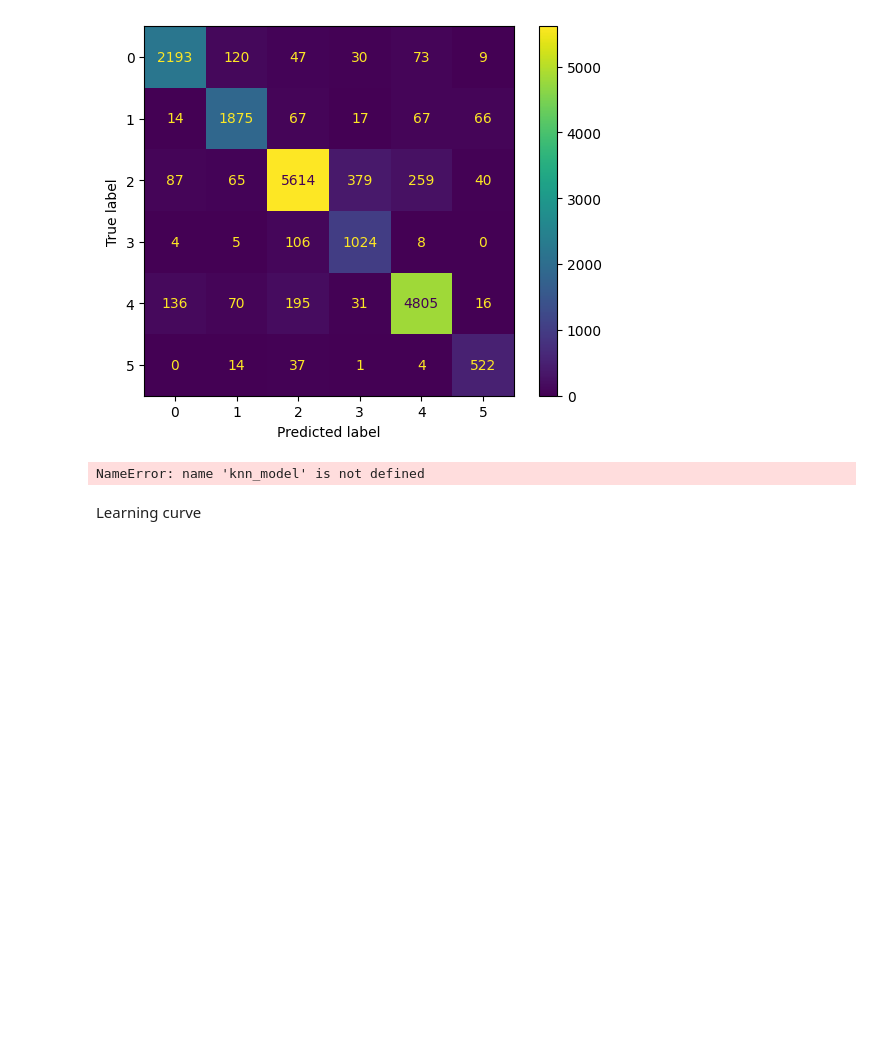
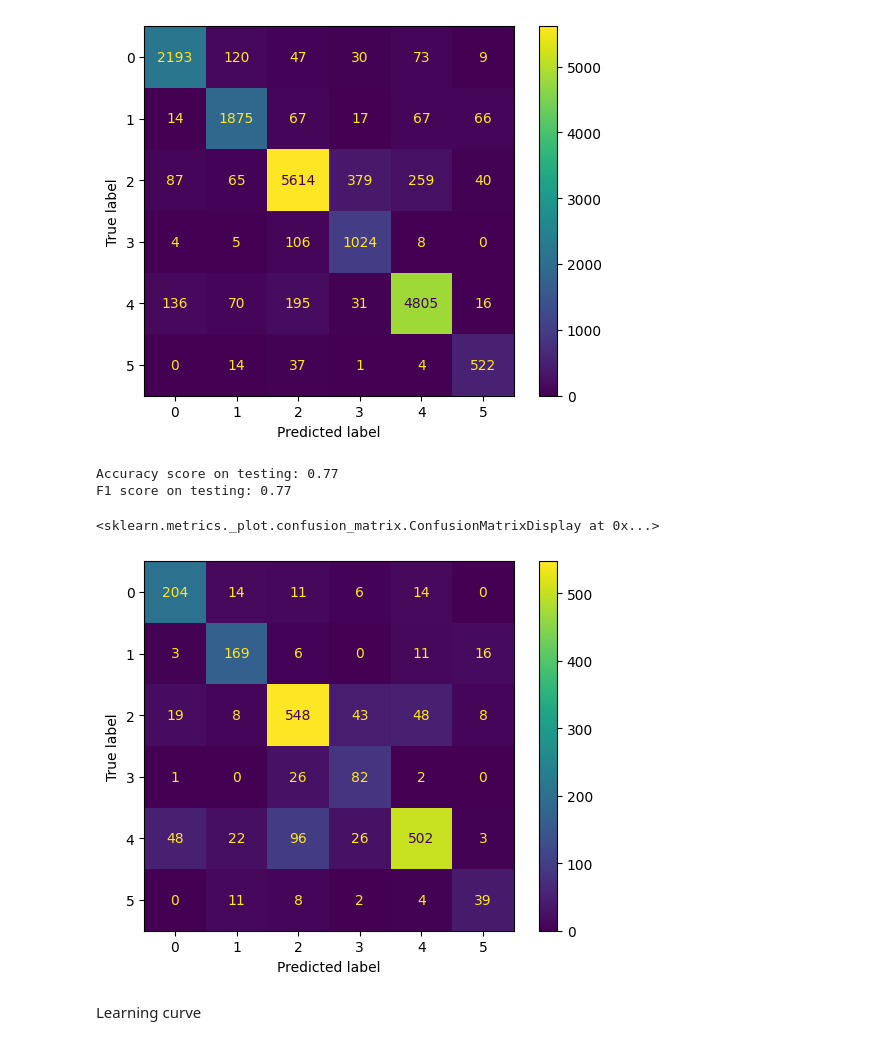
Before and after one commit to auphong2707/emotion-dectection-from-text, a Jupyter notebook: EDFT.ipynb, the cells around one changed output. Cells and saved outputs as stored; diff of their text form; code cells hidden in the pictures; blank space fills up the shorter version.

```diff
--- a/EDFT.ipynb
+++ b/EDFT.ipynb
@@ -71,11 +83,11 @@ def extract_data(files):
   return data_x_raw, data_y_raw
 
 # Get all data
-data_train_x_raw, data_train_y_raw = extract_data(['train.txt', 'val.txt'])
-data_test_x_raw, data_test_y_raw = extract_data(['test.txt'])
+X_train_raw, y_train_raw = extract_data(['train.txt', 'val.txt'])
+X_test_raw, y_test_raw = extract_data(['test.txt'])
 
-print("Traning data's size is:", len(data_train_x_raw))
-print("Test data's size is:", len(data_test_x_raw))
+print("Traning data's size is:", len(X_train_raw))
+print("Test data's size is:", len(X_test_raw))
 # %% [output]
 /content/drive/MyDrive/EDFT_data
 Traning data's size is: 18000
@@ -106,12 +118,12 @@ Vectorize the data:
 # Documentation: (https://scikit-learn.org/stable/modules/generated/sklearn.feature_extraction.text.CountVectorizer.html)
 
 count_vector = CountVectorizer(stop_words=stopword_list, ngram_range=(1, 2))
-count_vector.fit(data_train_x_raw, data_test_x_raw)
-data_train_x_bow = count_vector.transform(data_train_x_raw)
-data_test_x_bow = count_vector.transform(data_test_x_raw)
+count_vector.fit(X_train_raw, X_test_raw)
+X_train_bow = count_vector.transform(X_train_raw)
+X_test_bow = count_vector.transform(X_test_raw)
 dictionary = count_vector.get_feature_names_out()
 
-print("Shape of preprocessed training data X using BoW model is: ", data_train_x_bow.shape)
+print("Shape of preprocessed training data X using BoW model is: ", X_train_bow.shape)
 # %% [output]
 Shape of preprocessed training data X using BoW model is:  (18000, 91542)
 # %%
@@ -129,9 +141,9 @@ Shape of preprocessed training data X using BoW/TF-IDF model is:  (18000, 91542)
 # %% [markdown]
 Cast output list to ndarray
 # %%
-data_train_y = np.asarray(data_train_y_raw)
-print("Preprocessed training data y is:", data_train_y)
-data_test_y = np.asarray(data_test_y_raw)
+y_train = np.asarray(y_train_raw)
+print("Preprocessed training data y is:", y_train)
+y_test = np.asarray(y_test_raw)
 # %% [output]
 Preprocessed training data y is: ['sadness' 'sadness' 'anger' ... 'joy' 'joy' 'joy']
 # %% [markdown]
@@ -308,7 +317,7 @@ Running a single instance just for testing!
 # %%
 knn_model = KNeighborsClassifier(n_neighbors = 3)
 dt_model = DecisionTreeClassifier()
-knn_model.fit(data_train_x_bow, data_train_y)
+knn_model.fit(X_train_bow, y_train)
 # %% [output]
 KNeighborsClassifier(n_neighbors=3)
 # %% [markdown]
@@ -329,13 +337,16 @@ F1 score on training: 0.89
 <sklearn.metrics._plot.confusion_matrix.ConfusionMatrixDisplay at 0x...>
 [figure]
 # %%
-data_pred_y = knn_model.predict(data_test_x_bow)
-print("Accuracy score on testing: {:.2f}".format(accuracy_score(data_pred_y, data_test_y)))
-print("F1 score on testing: {:.2f}".format(f1_score(data_pred_y, data_test_y, average = 'micro')))
-cm = confusion_matrix(data_pred_y, data_test_y)
+data_pred_y = knn_model.predict(X_test_bow)
+print("Accuracy score on testing: {:.2f}".format(accuracy_score(data_pred_y, y_test)))
+print("F1 score on testing: {:.2f}".format(f1_score(data_pred_y, y_test, average = 'micro')))
+cm = confusion_matrix(data_pred_y, y_test)
 ConfusionMatrixDisplay(cm).plot()
 # %% [output]
-NameError: name 'knn_model' is not defined
+Accuracy score on testing: 0.77
+F1 score on testing: 0.77
+<sklearn.metrics._plot.confusion_matrix.ConfusionMatrixDisplay at 0x...>
+[figure, added]
 # %% [markdown]
 Learning curve
 # %%
```
Also changed, not shown: parts of 13 cells of this notebook.
